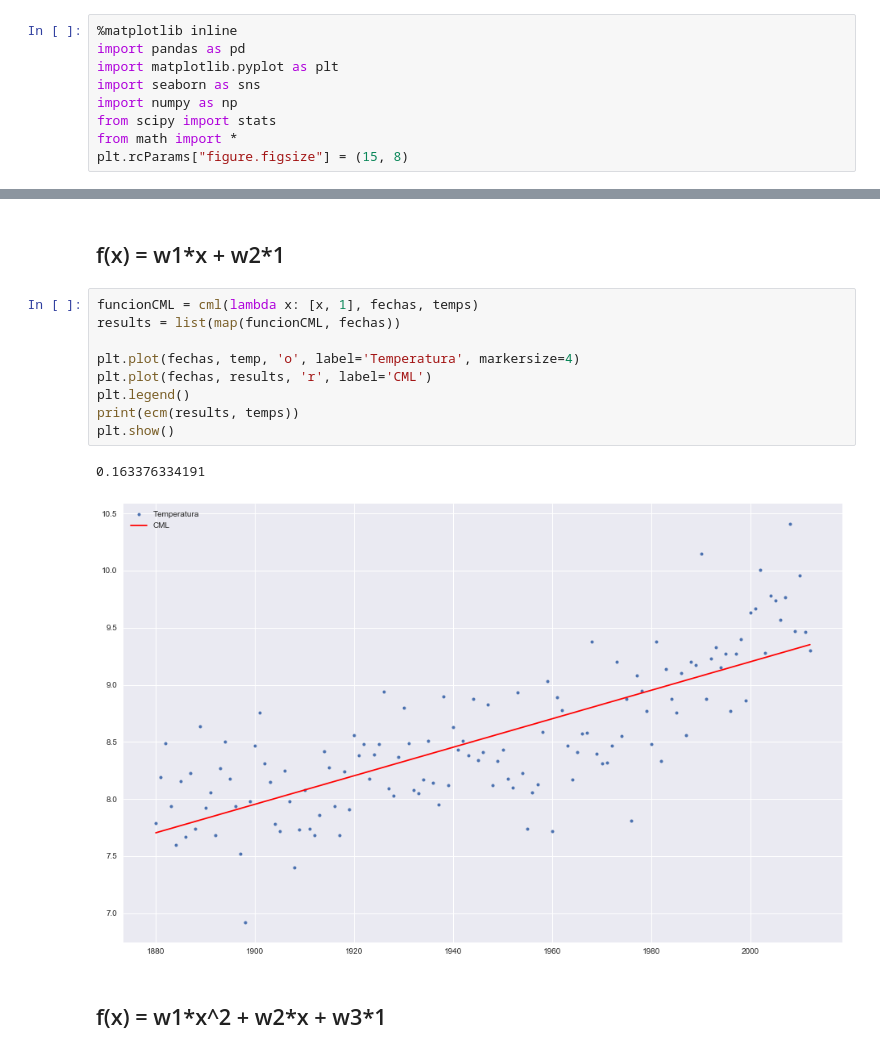
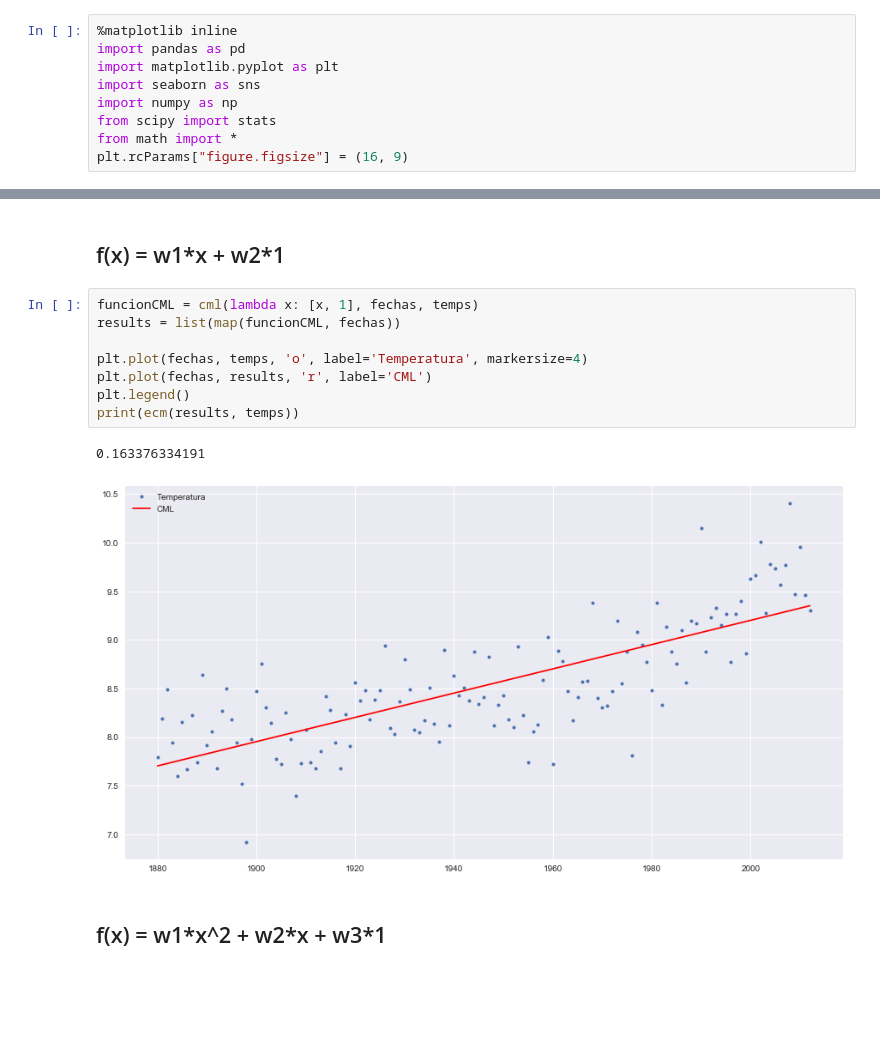
Before and after one commit to smcsicardi/metnum-tp3, a Jupyter notebook: world temperature least squares.ipynb, the cells around one changed output, grey strips where cells are left out. Saved outputs shown, nothing was run; the diff lists cells and outputs as text; blank space fills up the shorter version.

```diff
--- a/world temperature least squares.ipynb
+++ b/world temperature least squares.ipynb
@@ -8,7 +8,7 @@ import seaborn as sns
 import numpy as np
 from scipy import stats
 from math import *
-plt.rcParams["figure.figsize"] = (15, 8)
+plt.rcParams["figure.figsize"] = (16, 9)
 # %% [markdown]
 ## Parseo de datos
 # %%
@@ -36,15 +36,14 @@ def ecm(xs, ys):
 # %%
 funcionCML = cml(lambda x: [x, 1], fechas, temps)
 results = list(map(funcionCML, fechas))
 
-plt.plot(fechas, temp, 'o', label='Temperatura', markersize=4)
+plt.plot(fechas, temps, 'o', label='Temperatura', markersize=4)
 plt.plot(fechas, results, 'r', label='CML')
 plt.legend()
 print(ecm(results, temps))
-plt.show()
 # %% [output]
 0.163376334191
-[figure, old version]
+[figure, new version]
 # %% [markdown]
 ## f(x) = w1\*x^2 + w2\*x + w3\*1
 # %%
```
Also changed, not shown: parts of 5 cells of this notebook.
